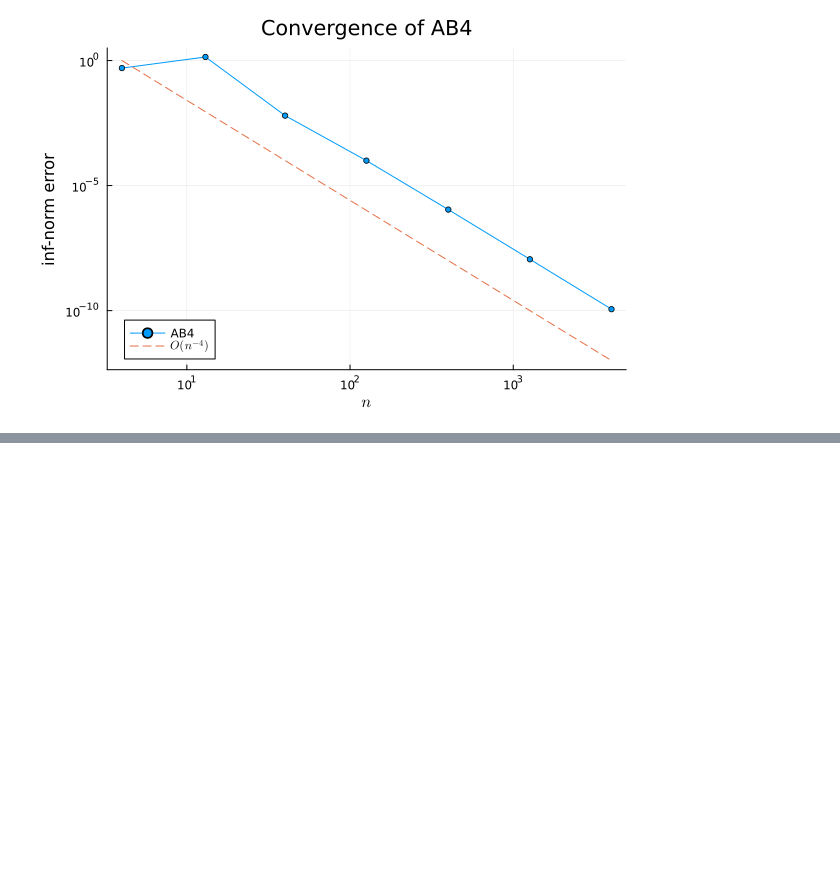
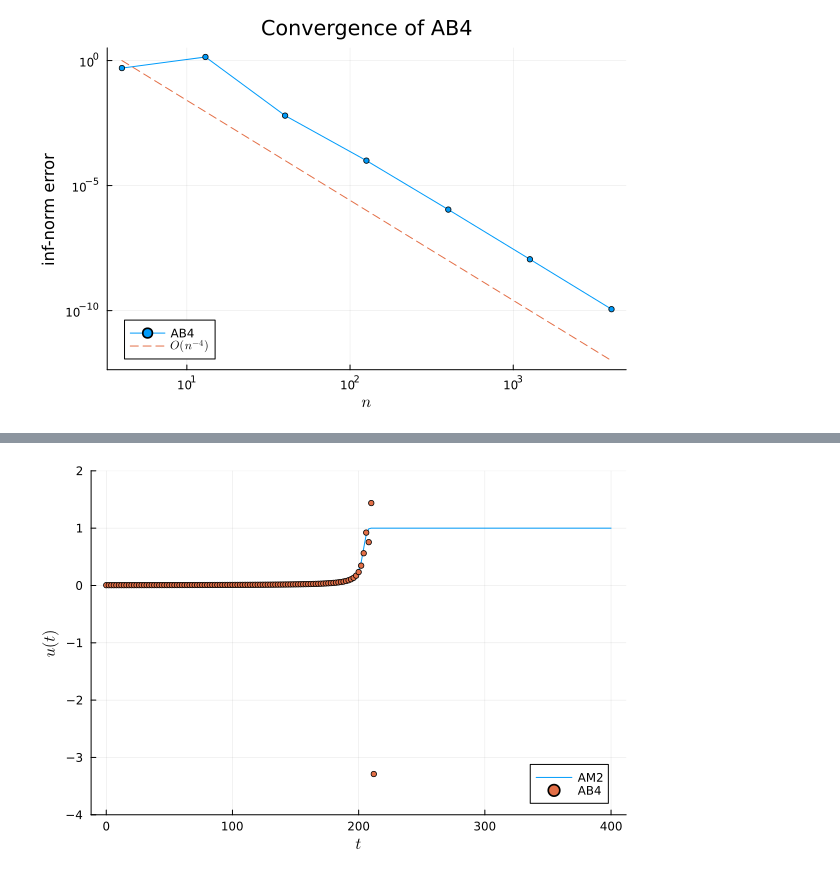
Before and after one commit to zhufang9819/julia-implement-numerical-ode-pde, a Jupyter notebook: numerical_ode_methods/multistep_methods/multistep.ipynb, the cells around one changed output, grey strips where cells are left out. Saved outputs shown, nothing was run; the diff lists cells and outputs as text; code cells hidden in the pictures; blank space fills up the shorter version.

```diff
--- a/numerical_ode_methods/multistep_methods/multistep.ipynb
+++ b/numerical_ode_methods/multistep_methods/multistep.ipynb
@@ -137,0 +270,7 @@ plot!(n,(n/n[1]).^(-4),l=:dash,label=L"O(n^{-4})")
+# %%
+# repeat the process using the explicit AB4 method.
+tE,uE = ab4(ivp,200)
+
+scatter!(tE,uE,m=3,label="AB4",ylim=[-4,2])
+# %% [output]
+[figure, added]
```
Also changed, not shown: parts of 11 cells of this notebook, 2 other files.
